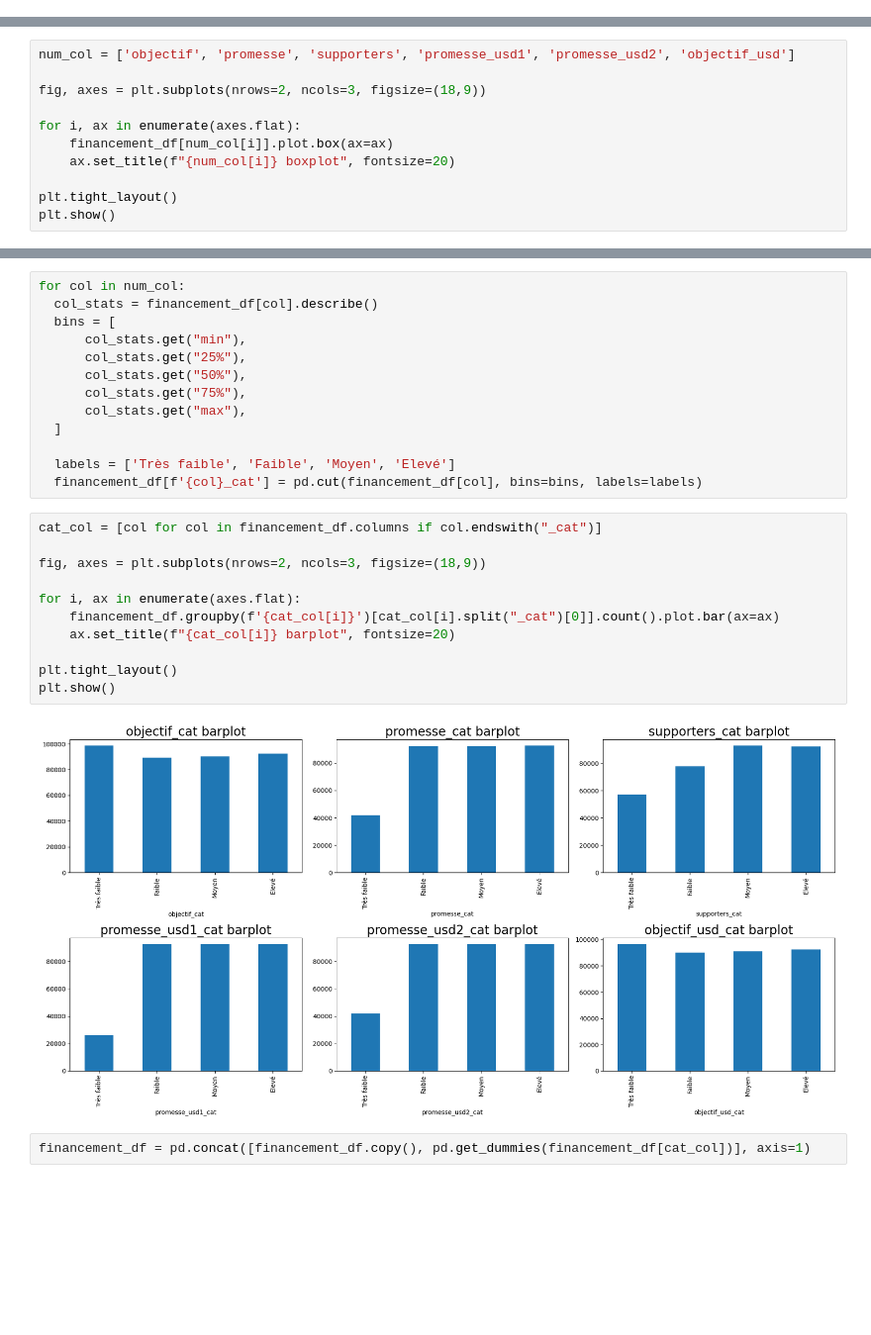
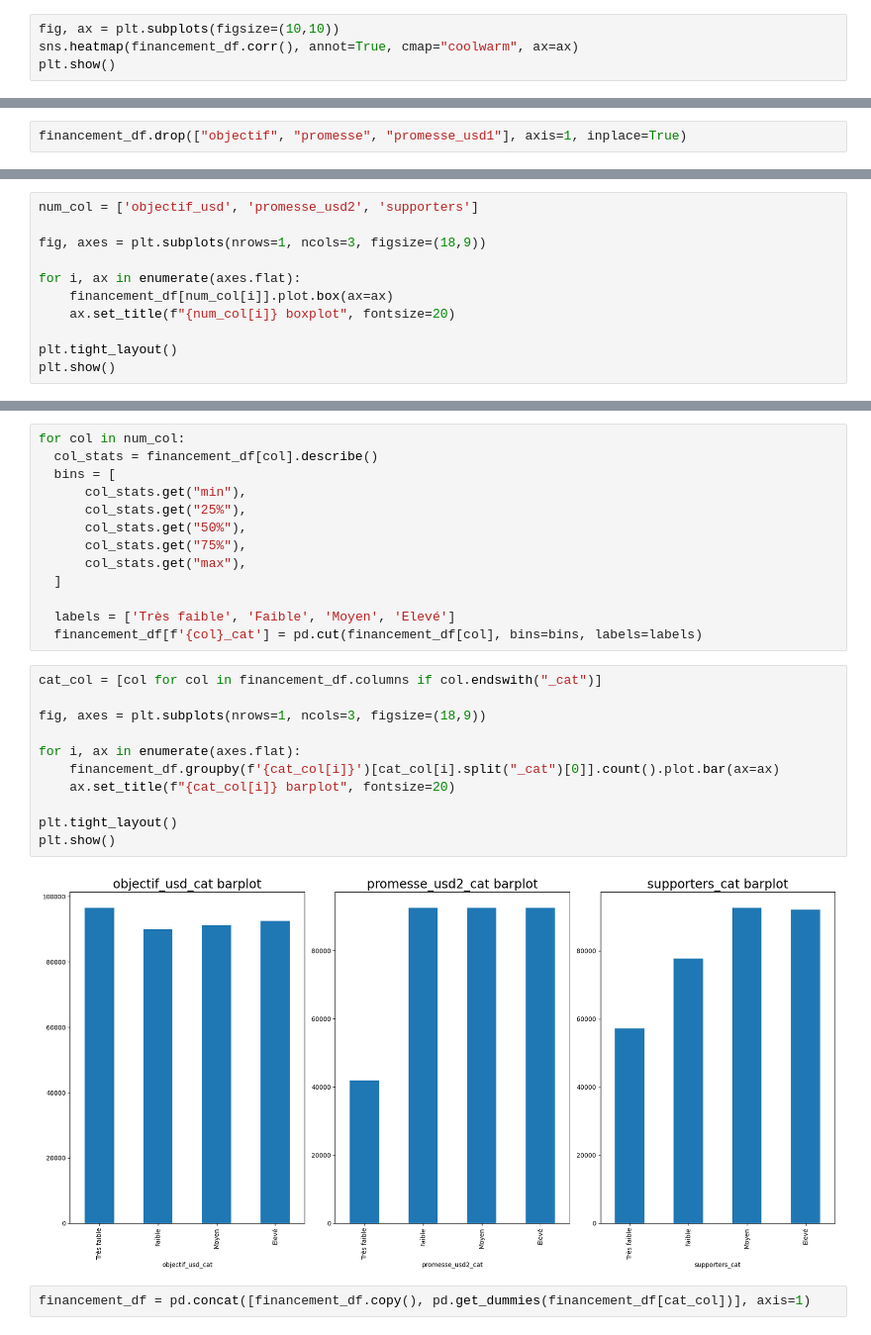
Before and after one commit to TheoKoess/Financement, a Jupyter notebook: Financement_Exploratory_Data_Analysis.ipynb, the cells around one changed output, grey strips where cells are left out. Shown at 99% size. Saved outputs shown, nothing was run; the diff lists cells and outputs as text; blank space fills up the shorter version.

```diff
--- a/Financement_Exploratory_Data_Analysis.ipynb
+++ b/Financement_Exploratory_Data_Analysis.ipynb
@@ -107,0 +107,4 @@ See the caveats in the documentation: https://pandas.pydata.org/pandas-docs/stab
+# %%
+fig, ax = plt.subplots(figsize=(10,10))
+sns.heatmap(financement_df.corr(), annot=True, cmap="coolwarm", ax=ax)
+plt.show()
@@ -108,3 +117,5 @@ See the caveats in the documentation: https://pandas.pydata.org/pandas-docs/stab
+# %%
+financement_df.drop(["objectif", "promesse", "promesse_usd1"], axis=1, inplace=True)
 # %% [markdown]
 ## Analyse des variables numériques
 # %%
@@ -124,9 +135,9 @@ describe_df
 On remarque que pour chaque variable, la moyenne est supérieur au 3 quartile, ce qui signifie qu'il y a des valeurs (élevées) extrèmes.
 Essayons, de représenter ça avec des boites à moustache
 # %%
-num_col = ['objectif', 'promesse', 'supporters', 'promesse_usd1', 'promesse_usd2', 'objectif_usd']
+num_col = ['objectif_usd', 'promesse_usd2', 'supporters']
 
-fig, axes = plt.subplots(nrows=2, ncols=3, figsize=(18,9))
+fig, axes = plt.subplots(nrows=1, ncols=3, figsize=(18,9))
 
 for i, ax in enumerate(axes.flat):
     financement_df[num_col[i]].plot.box(ax=ax)
@@ -154,15 +165,15 @@ for col in num_col:
 # %%
 cat_col = [col for col in financement_df.columns if col.endswith("_cat")]
 
-fig, axes = plt.subplots(nrows=2, ncols=3, figsize=(18,9))
+fig, axes = plt.subplots(nrows=1, ncols=3, figsize=(18,9))
 
 for i, ax in enumerate(axes.flat):
     financement_df.groupby(f'{cat_col[i]}')[cat_col[i].split("_cat")[0]].count().plot.bar(ax=ax)
     ax.set_title(f"{cat_col[i]} barplot", fontsize=20)
 
 plt.tight_layout()
 plt.show()
 # %% [output]
-[figure, old version]
+[figure, new version]
 # %%
 financement_df = pd.concat([financement_df.copy(), pd.get_dummies(financement_df[cat_col])], axis=1)
```
Also changed, not shown: parts of 42 cells of this notebook.
